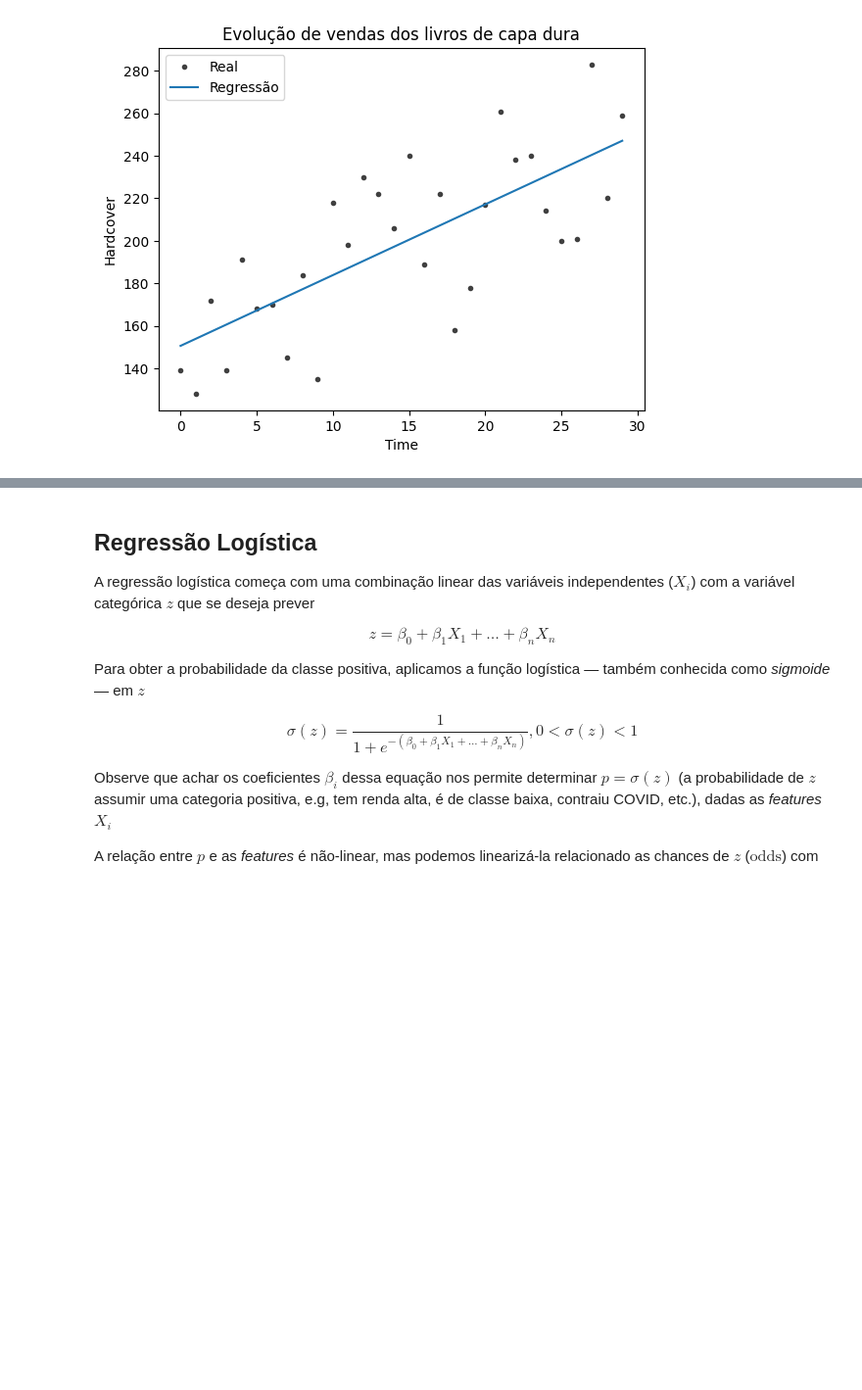
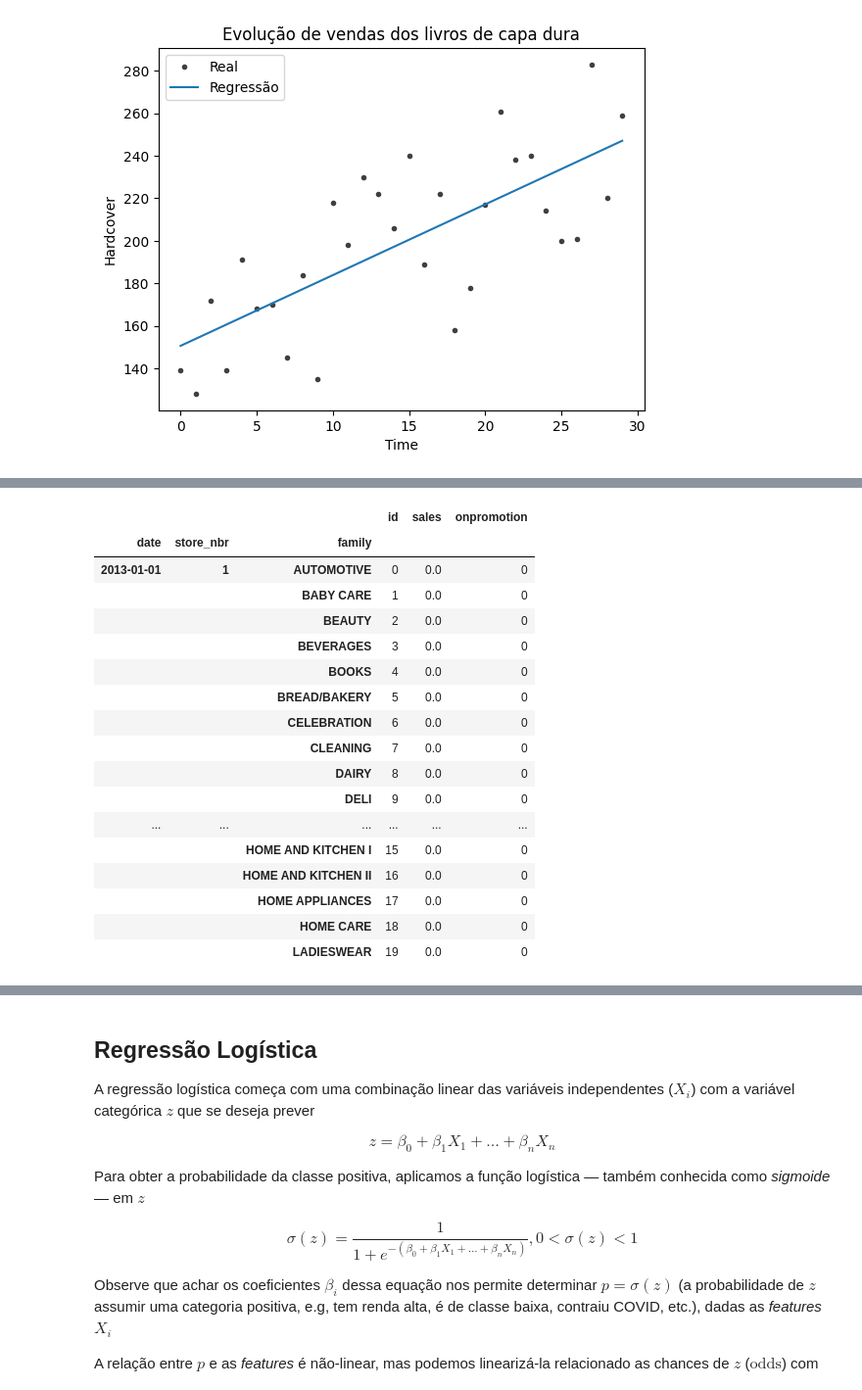
Before and after one commit to raphaelramosds/dca3501, a Jupyter notebook: Aulas/Aula15/notebook_complemento.ipynb, the cells around one changed output, grey strips where cells are left out. Shown at 98% size. Saved outputs shown, nothing was run; the diff lists cells and outputs as text; code cells hidden in the pictures; blank space fills up the shorter version.

```diff
--- a/Aulas/Aula15/notebook_complemento.ipynb
+++ b/Aulas/Aula15/notebook_complemento.ipynb
@@ -251,0 +238,21 @@ ax.legend(['Real', 'Regressão'])
+# %%
+import pandas as pd
+import matplotlib.pyplot as plt
+import numpy as np
+import seaborn as sns
+from sklearn.linear_model import LinearRegression
+
+# Definir os tipos do dataframe
+dtype = {
+    'store_nbr': 'category',
+    'family': 'category',
+    'sales': 'float32',
+    'onpromotion': 'uint64',
+}
+
+# Montar dataframe
+store_sales = pd.read_csv(
+    dataset_dir / 'store_sales.csv',
+    dtype=dtype,
+    parse_dates=['date'],
+)
@@ -251,0 +280,23 @@ ax.legend(['Real', 'Regressão'])
+# %%
+# Compor o índice como sendo a agregação de três colunas: `date`, `store_nbr` e `family`
+store_sales = store_sales.set_index(['store_nbr', 'family'], append=True)
+store_sales.head(20)
+# %% [output]
+|  |  |  | id | sales | onpromotion |
+| date | store_nbr | family |  |  |  |
+| 2013-01-01 | 1 | AUTOMOTIVE | 0 | 0.0 | 0 |
+|  |  | BABY CARE | 1 | 0.0 | 0 |
+|  |  | BEAUTY | 2 | 0.0 | 0 |
+|  |  | BEVERAGES | 3 | 0.0 | 0 |
+|  |  | BOOKS | 4 | 0.0 | 0 |
+|  |  | BREAD/BAKERY | 5 | 0.0 | 0 |
+|  |  | CELEBRATION | 6 | 0.0 | 0 |
+|  |  | CLEANING | 7 | 0.0 | 0 |
+|  |  | DAIRY | 8 | 0.0 | 0 |
+|  |  | DELI | 9 | 0.0 | 0 |
+| ... | ... | ... | ... | ... | ... |
+|  |  | HOME AND KITCHEN I | 15 | 0.0 | 0 |
+|  |  | HOME AND KITCHEN II | 16 | 0.0 | 0 |
+|  |  | HOME APPLIANCES | 17 | 0.0 | 0 |
+|  |  | HOME CARE | 18 | 0.0 | 0 |
+|  |  | LADIESWEAR | 19 | 0.0 | 0 |
```
Also changed, not shown: parts of 11 cells of this notebook, 1 other file.
